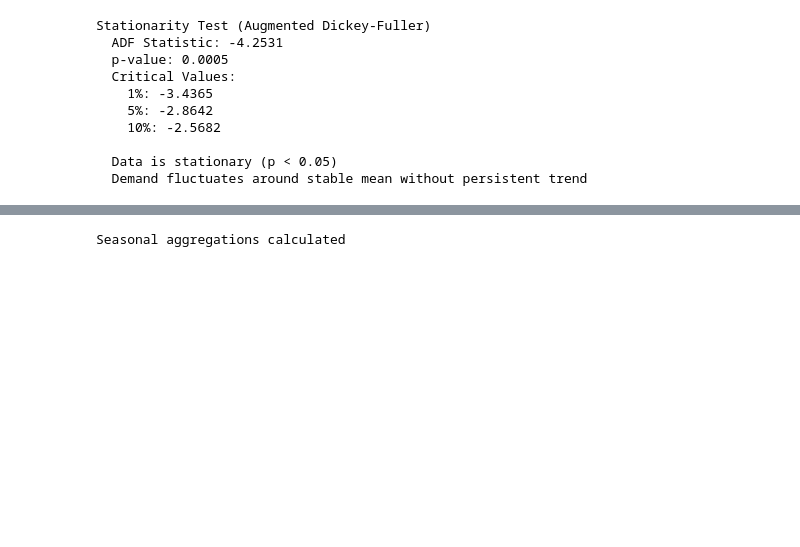
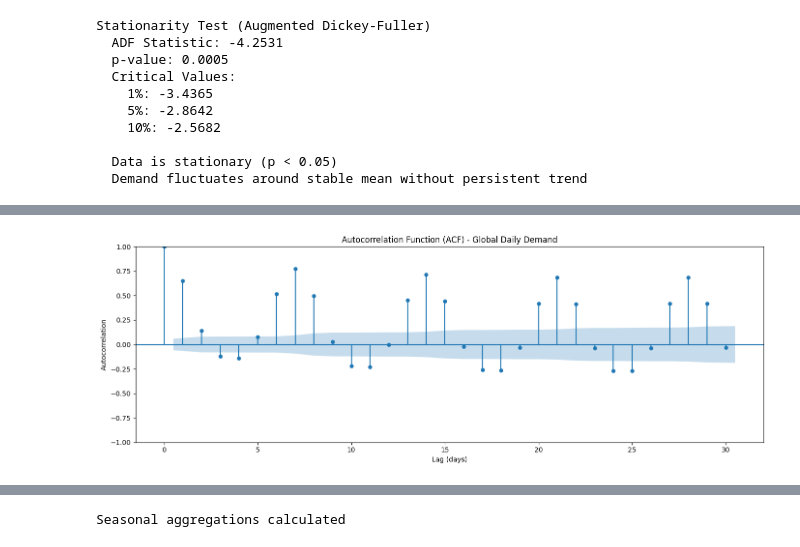
Before and after one commit to KRFlowers/nyc-fhv-rideshare-forecasting, a Jupyter notebook: notebooks/02_exploratory_analysis.ipynb, the cells around one changed output, grey strips where cells are left out. Saved outputs shown, nothing was run; the diff lists cells and outputs as text; code cells hidden in the pictures; blank space fills up the shorter version.

```diff
--- a/notebooks/02_exploratory_analysis.ipynb
+++ b/notebooks/02_exploratory_analysis.ipynb
@@ -428,0 +424,10 @@ Examine demand patterns for daily, weekly, and monthly seasonality.
+# %%
+fig, ax = plt.subplots(figsize=(14, 5))
+plot_acf(daily_ts.dropna(), lags=30, ax=ax)
+ax.set_title('Autocorrelation Function (ACF) - Global Daily Demand', fontsize=12)
+ax.set_xlabel('Lag (days)')
+ax.set_ylabel('Autocorrelation')
+plt.tight_layout()
+plt.show()
+# %% [output]
+[figure, added]
```
Also changed, not shown: parts of 52 cells of this notebook, 2 other files.
